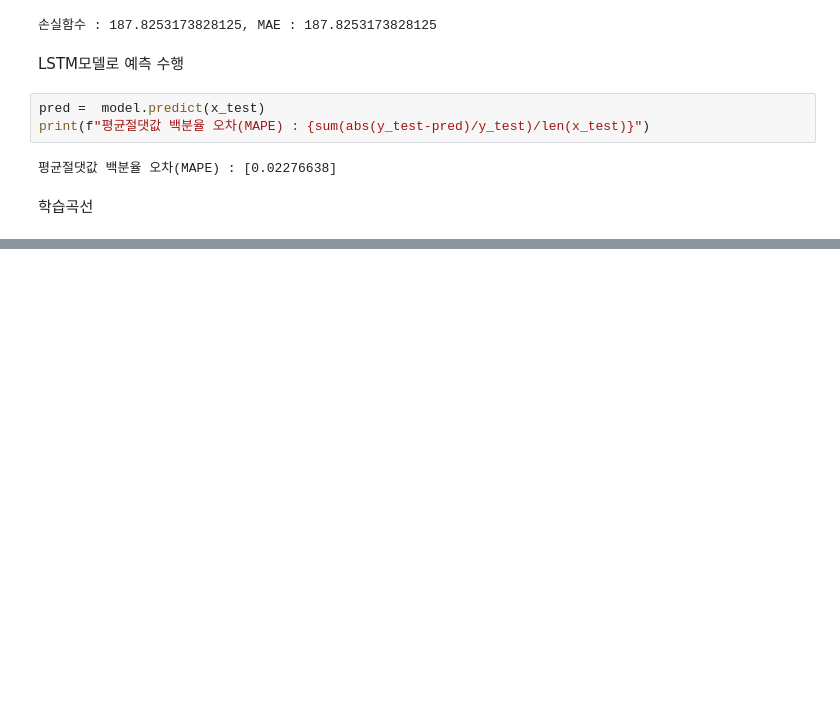
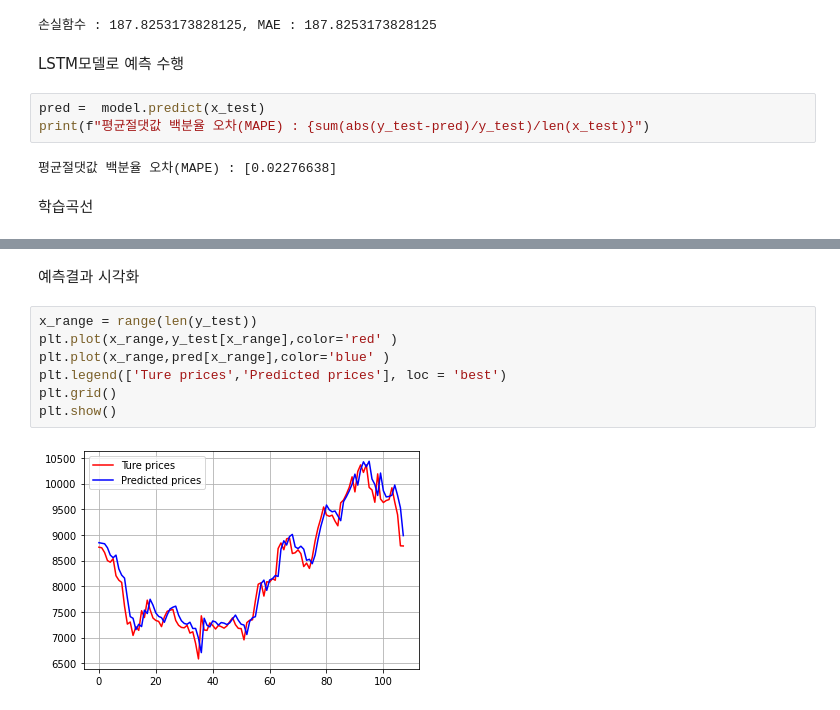
Before and after one commit to leekyuyoung4/ml0719, a Jupyter notebook: LSTM순환신경망/시계열데이터와_순환신경망.ipynb, the cells around one changed output, grey strips where cells are left out. Drawn from its saved outputs; the diff is of its cells as text; blank space fills up the shorter version.

```diff
--- a/LSTM순환신경망/시계열데이터와_순환신경망.ipynb
+++ b/LSTM순환신경망/시계열데이터와_순환신경망.ipynb
@@ -103,0 +104,11 @@ print(f"평균절댓값 백분율 오차(MAPE) : {sum(abs(y_test-pred)/y_test)/l
+# %% [markdown]
+예측결과 시각화
+# %%
+x_range = range(len(y_test))
+plt.plot(x_range,y_test[x_range],color='red' )
+plt.plot(x_range,pred[x_range],color='blue' )
+plt.legend(['Ture prices','Predicted prices'], loc = 'best')
+plt.grid()
+plt.show()
+# %% [output]
+[figure, added]
```
Also changed, not shown: parts of 17 cells of this notebook.
